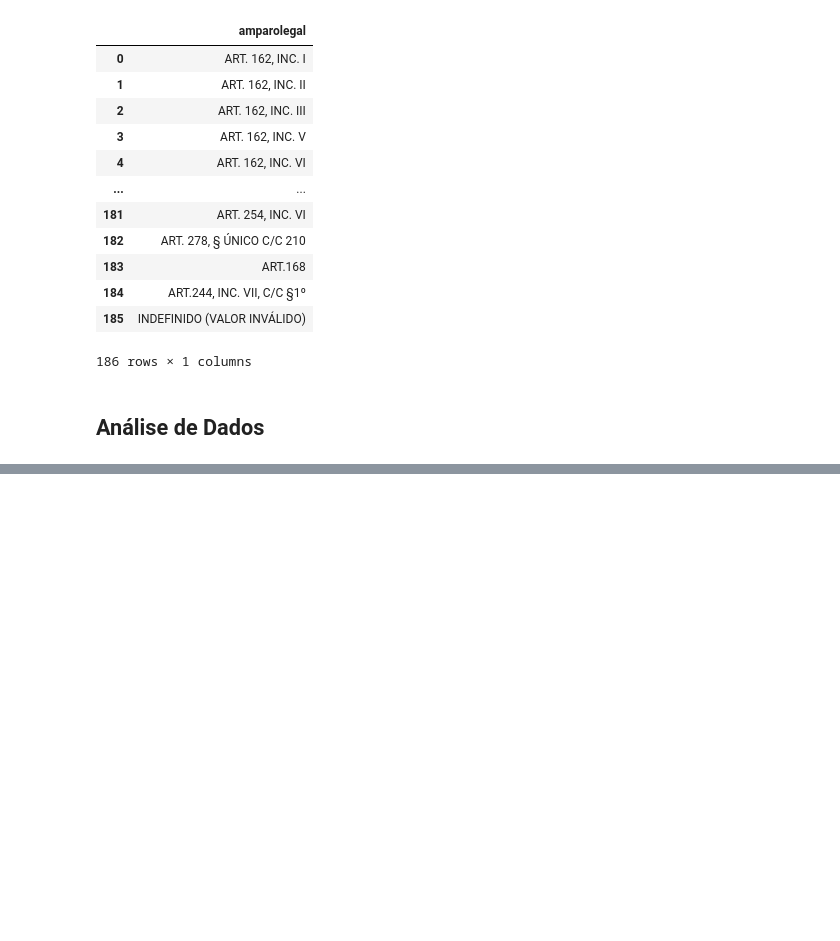
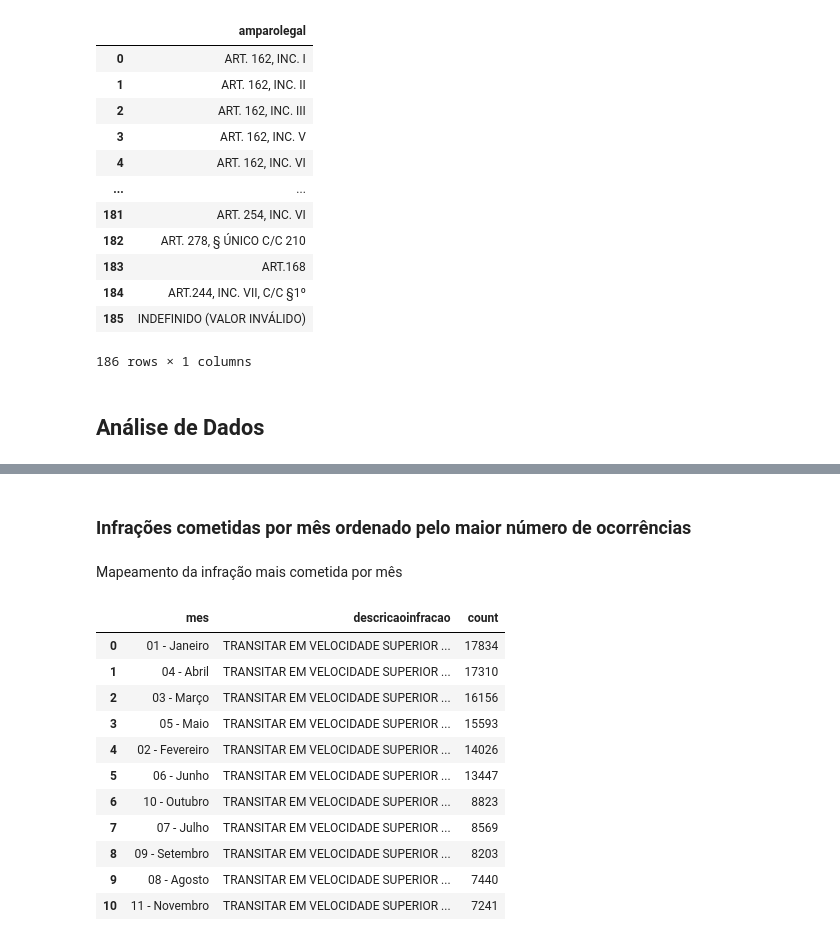
Before and after one commit to Barros313/Big-Data-1---Senac-TADS028, a Jupyter notebook: pyspark/infracoes_pyspark.ipynb, the cells around one changed output, grey strips where cells are left out. Saved outputs shown, nothing was run; the diff lists cells and outputs as text; code cells hidden in the pictures; blank space fills up the shorter version.

```diff
--- a/pyspark/infracoes_pyspark.ipynb
+++ b/pyspark/infracoes_pyspark.ipynb
@@ -219,0 +336,50 @@ df.select('amparolegal').distinct().orderBy('amparolegal').toPandas()
+# %% [markdown]
+### Infrações cometidas por mês ordenado pelo maior número de ocorrências
+# %% [markdown]
+Mapeamento da infração mais cometida por mês
+# %%
+df_fixed_mes = df.withColumn('mes', df['datainfracao'].cast('date'))
+
+df_occurrences_by_month = df.withColumn('mes', month('datainfracao'))
+
+df_grouped_descricao_mes = df_occurrences_by_month.groupBy('mes', 'descricaoinfracao').count()
+
+windowSpecMes = Window.partitionBy('mes').orderBy(col('count').desc())
+
+df_ranked_descricao_mes = df_grouped_descricao_mes.withColumn('rank', row_number().over(windowSpecMes))
+
+df_top_descricao_por_mes = df_ranked_descricao_mes.filter(col('rank') == 1).drop('rank')
+
+df_top_descricao_por_mes = df_top_descricao_por_mes.withColumn(
+    "mes",
+    when(col("mes") == 1, mapa_meses[1])
+    .when(col("mes") == 2, mapa_meses[2])
+    .when(col("mes") == 3, mapa_meses[3])
+    .when(col("mes") == 4, mapa_meses[4])
+    .when(col("mes") == 5, mapa_meses[5])
+    .when(col("mes") == 6, mapa_meses[6])
+    .when(col("mes") == 7, mapa_meses[7])
+    .when(col("mes") == 8, mapa_meses[8])
+    .when(col("mes") == 9, mapa_meses[9])
+    .when(col("mes") == 10, mapa_meses[10])
+    .when(col("mes") == 11, mapa_meses[11])
+    .when(col("mes") == 12, mapa_meses[12])
+    .otherwise(col("mes"))
+)
+
+pd.set_option('display.max_colwidth', None)
+
+df_top_descricao_por_mes.orderBy(col('count').desc()).toPandas()
+# %% [output]
+|  | mes | descricaoinfracao | count |
+| 0 | 01 - Janeiro | TRANSITAR EM VELOCIDADE SUPERIOR ... | 17834 |
+| 1 | 04 - Abril | TRANSITAR EM VELOCIDADE SUPERIOR ... | 17310 |
+| 2 | 03 - Março | TRANSITAR EM VELOCIDADE SUPERIOR ... | 16156 |
+| 3 | 05 - Maio | TRANSITAR EM VELOCIDADE SUPERIOR ... | 15593 |
+| 4 | 02 - Fevereiro | TRANSITAR EM VELOCIDADE SUPERIOR ... | 14026 |
+| 5 | 06 - Junho | TRANSITAR EM VELOCIDADE SUPERIOR ... | 13447 |
+| 6 | 10 - Outubro | TRANSITAR EM VELOCIDADE SUPERIOR ... | 8823 |
+| 7 | 07 - Julho | TRANSITAR EM VELOCIDADE SUPERIOR ... | 8569 |
+| 8 | 09 - Setembro | TRANSITAR EM VELOCIDADE SUPERIOR ... | 8203 |
+| 9 | 08 - Agosto | TRANSITAR EM VELOCIDADE SUPERIOR ... | 7440 |
+| 10 | 11 - Novembro | TRANSITAR EM VELOCIDADE SUPERIOR ... | 7241 |
```
Also changed, not shown: parts of 10 cells of this notebook.
